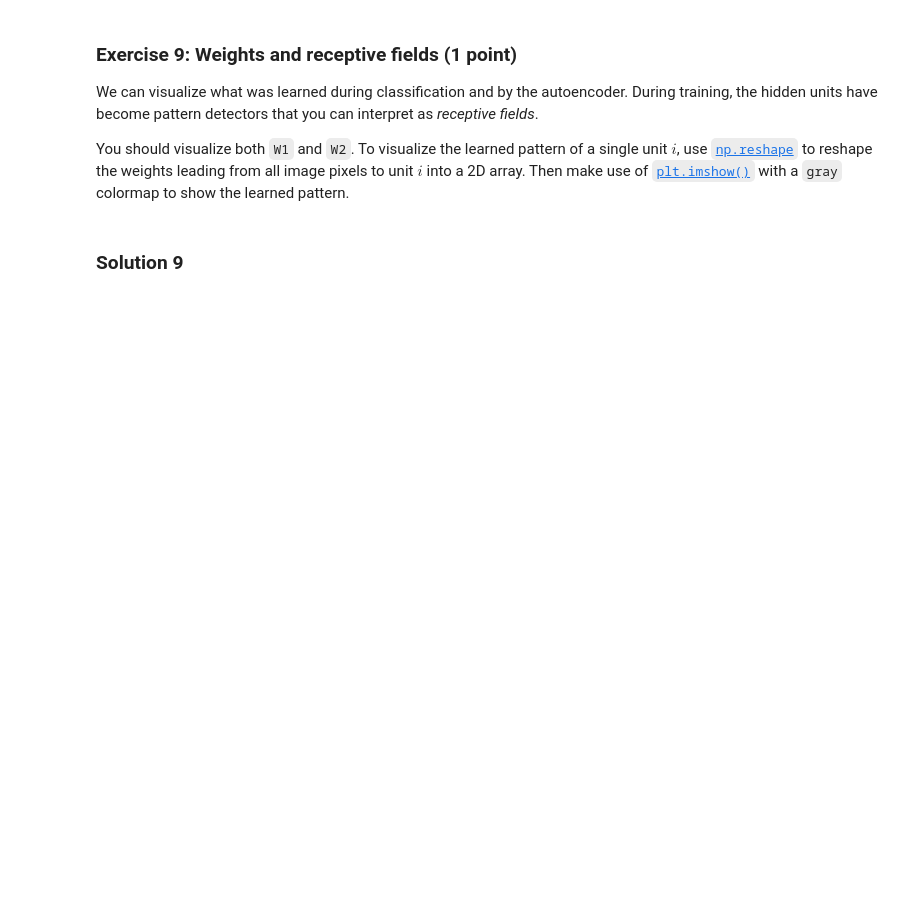
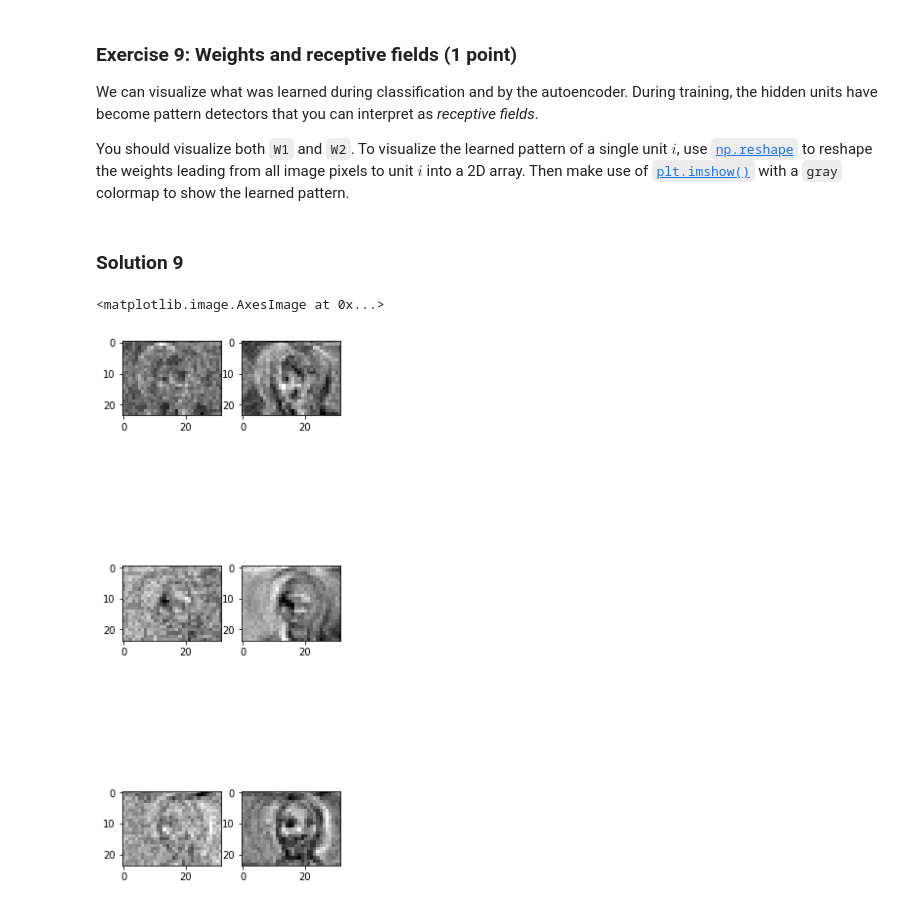
Before and after one commit to AjinkyaIndulkar/neural-networks-1920, a Jupyter notebook: P3 - Multilayer Perceptron and Autoencoders/Chapter_05_autoencoder.ipynb, the cells around one changed output. Saved outputs shown, nothing was run; the diff lists cells and outputs as text; code cells hidden in the pictures; blank space fills up the shorter version.

```diff
--- a/P3 - Multilayer Perceptron and Autoencoders/Chapter_05_autoencoder.ipynb
+++ b/P3 - Multilayer Perceptron and Autoencoders/Chapter_05_autoencoder.ipynb
@@ -434,0 +402,22 @@ You should visualize both `W1` and `W2`. To visualize the learned pattern of a s
+# %%
+#X  = [P N] data matrix of P inputs for N examples
+#W1 = [Q P] weight matrix of the first layer from P input pixels to Q outputs
+#W2 = [P Q] weight vector of the second layer of Q inputs to P output pixels
+
+# Visualize W1
+## Code here ##
+fig, ax = plt.subplots(3, 2, figsize=(4, 12))
+ax = ax.flatten()
+
+ax[0*2].imshow(W1[0].reshape((sz)), cmap="gray")
+ax[1*2].imshow(W1[1].reshape((sz)), cmap="gray")
+ax[2*2].imshow(W1[2].reshape((sz)), cmap="gray")
+
+# Visualize W2
+## Code here ##
+ax[0*2+1].imshow(W2[:,0].reshape((sz)), cmap="gray")
+ax[1*2+1].imshow(W2[:,1].reshape((sz)), cmap="gray")
+ax[2*2+1].imshow(W2[:,2].reshape((sz)), cmap="gray")
+# %% [output]
+<matplotlib.image.AxesImage at 0x...>
+[figure, added]
```
Also changed, not shown: parts of 10 cells of this notebook.
